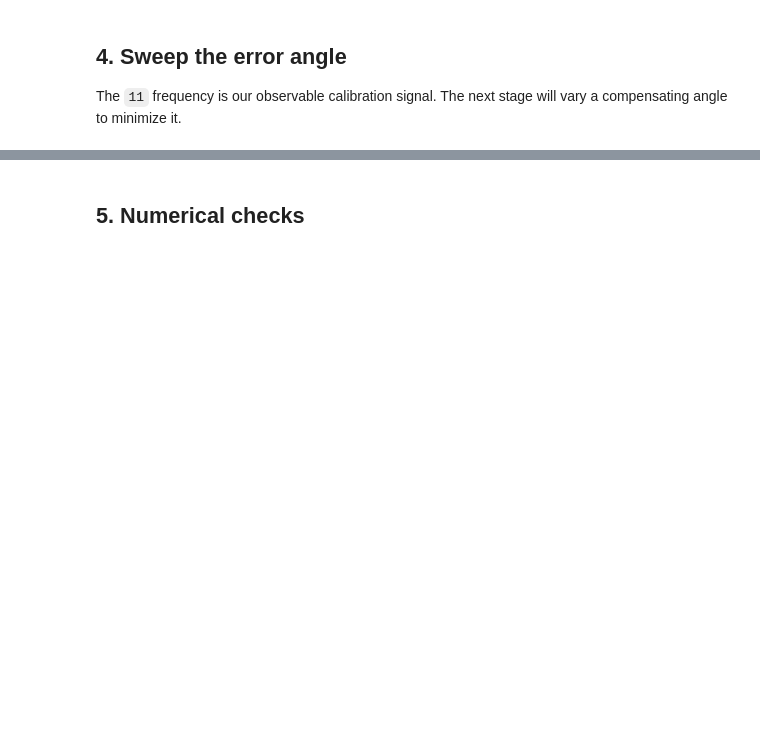
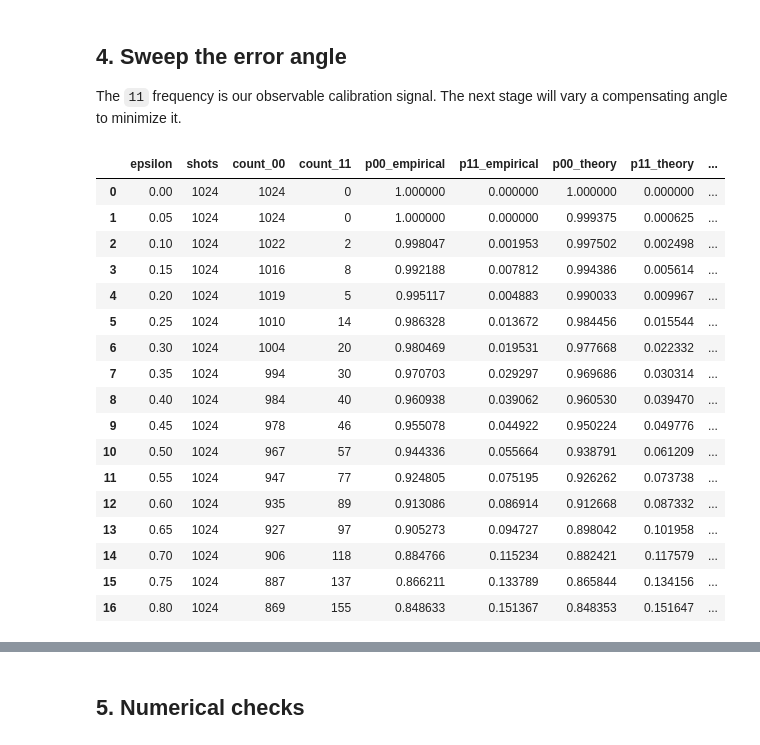
Before and after one commit to tripathydevjyoti/QEC-Calibration, a Jupyter notebook: notebooks/02_single_gate_error_analysis.ipynb, the cells around one changed output, grey strips where cells are left out. Saved outputs shown, nothing was run; the diff lists cells and outputs as text; code cells hidden in the pictures; blank space fills up the shorter version.

```diff
--- a/notebooks/02_single_gate_error_analysis.ipynb
+++ b/notebooks/02_single_gate_error_analysis.ipynb
@@ -72,8 +82,27 @@ plt.show()
 The `11` frequency is our observable calibration signal. The next stage will vary a compensating angle to minimize it.
 # %%
 epsilon_values = np.linspace(0.0, 0.8, 17)
-sweep = pd.DataFrame(run_error_sweep(epsilon_values, shots=5_000, seed=SEED))
+sweep = pd.DataFrame(run_error_sweep(epsilon_values, shots=1024, seed=SEED))
 sweep
+# %% [output]
+|  | epsilon | shots | count_00 | count_11 | p00_empirical | p11_empirical | p00_theory | p11_theory | ... |
+| 0 | 0.00 | 1024 | 1024 | 0 | 1.000000 | 0.000000 | 1.000000 | 0.000000 | ... |
+| 1 | 0.05 | 1024 | 1024 | 0 | 1.000000 | 0.000000 | 0.999375 | 0.000625 | ... |
+| 2 | 0.10 | 1024 | 1022 | 2 | 0.998047 | 0.001953 | 0.997502 | 0.002498 | ... |
+| 3 | 0.15 | 1024 | 1016 | 8 | 0.992188 | 0.007812 | 0.994386 | 0.005614 | ... |
+| 4 | 0.20 | 1024 | 1019 | 5 | 0.995117 | 0.004883 | 0.990033 | 0.009967 | ... |
+| 5 | 0.25 | 1024 | 1010 | 14 | 0.986328 | 0.013672 | 0.984456 | 0.015544 | ... |
+| 6 | 0.30 | 1024 | 1004 | 20 | 0.980469 | 0.019531 | 0.977668 | 0.022332 | ... |
+| 7 | 0.35 | 1024 | 994 | 30 | 0.970703 | 0.029297 | 0.969686 | 0.030314 | ... |
+| 8 | 0.40 | 1024 | 984 | 40 | 0.960938 | 0.039062 | 0.960530 | 0.039470 | ... |
+| 9 | 0.45 | 1024 | 978 | 46 | 0.955078 | 0.044922 | 0.950224 | 0.049776 | ... |
+| 10 | 0.50 | 1024 | 967 | 57 | 0.944336 | 0.055664 | 0.938791 | 0.061209 | ... |
+| 11 | 0.55 | 1024 | 947 | 77 | 0.924805 | 0.075195 | 0.926262 | 0.073738 | ... |
+| 12 | 0.60 | 1024 | 935 | 89 | 0.913086 | 0.086914 | 0.912668 | 0.087332 | ... |
+| 13 | 0.65 | 1024 | 927 | 97 | 0.905273 | 0.094727 | 0.898042 | 0.101958 | ... |
+| 14 | 0.70 | 1024 | 906 | 118 | 0.884766 | 0.115234 | 0.882421 | 0.117579 | ... |
+| 15 | 0.75 | 1024 | 887 | 137 | 0.866211 | 0.133789 | 0.865844 | 0.134156 | ... |
+| 16 | 0.80 | 1024 | 869 | 155 | 0.848633 | 0.151367 | 0.848353 | 0.151647 | ... |
 # %%
 fig, ax = plt.subplots(figsize=(8, 5))
 ax.plot(sweep["epsilon"], sweep["p11_theory"], label=r"Theory: $\sin^2(\epsilon/2)$", linewidth=2)
```
Also changed, not shown: parts of 6 cells of this notebook, 14 other files.
